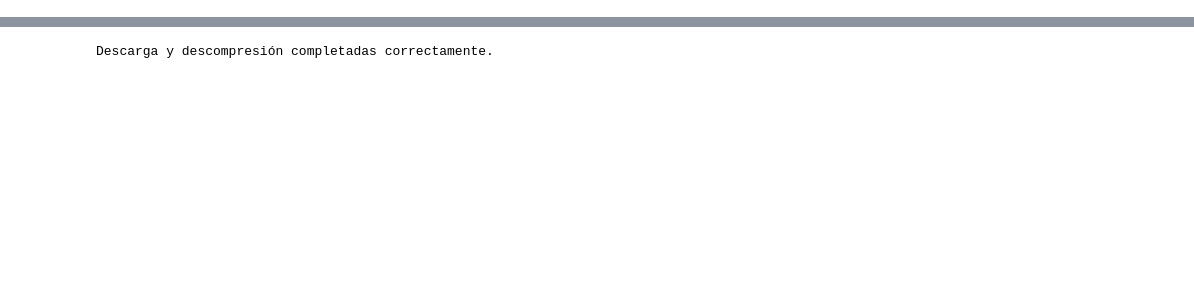
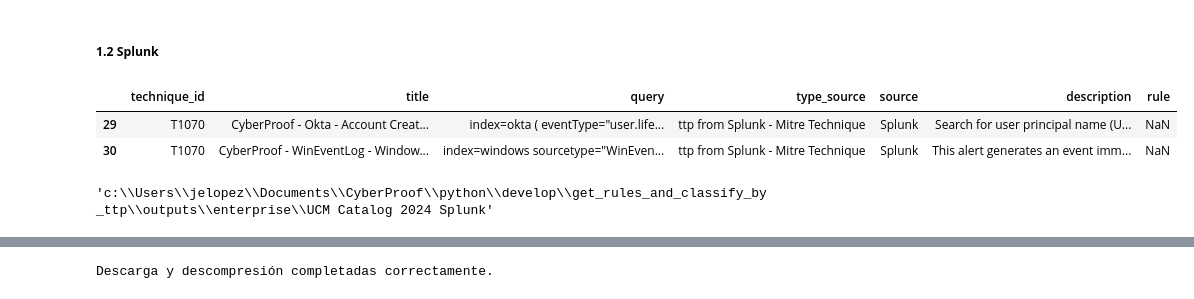
Before and after one commit to cyberauditor-framework/Mitre-Detections-Rules-Framework, a Jupyter notebook: get_rules_and_classify_by_ttp/get_rules_and_classify_by_ttp.ipynb, the cells around one changed output, grey strips where cells are left out. Cells and saved outputs as stored; diff of their text form; code cells hidden in the pictures; blank space fills up the shorter version.

```diff
--- a/get_rules_and_classify_by_ttp/get_rules_and_classify_by_ttp.ipynb
+++ b/get_rules_and_classify_by_ttp/get_rules_and_classify_by_ttp.ipynb
@@ -193,0 +659,16 @@ def count_duplicate_rules(paths):
+# %% [markdown]
+##### **1.2 Splunk**
+# %%
+# Filtramos el df original por las reglas pertenecientes a Splunk
+ucmcatalog2024_splunk_df = ucmcatalog2024_df[ucmcatalog2024_df['source']=='Splunk']
+ucmcatalog2024_splunk_df.head(2)
+# %% [output]
+|  | technique_id | title | query | type_source | source | description | rule |
+| 29 | T1070 | CyberProof - Okta - Account Creat... | index=okta ( eventType="user.life... | ttp from Splunk - Mitre Technique | Splunk | Search for user principal name (U... | NaN |
+| 30 | T1070 | CyberProof - WinEventLog - Window... | index=windows sourcetype="WinEven... | ttp from Splunk - Mitre Technique | Splunk | This alert generates an event imm... | NaN |
+# %%
+# Asignamos la carpeta principal de guardado
+path_save_UCMCatalog2024_Splunk = os.path.join(save_path, matrix, 'UCM Catalog 2024 Splunk')
+path_save_UCMCatalog2024_Splunk
+# %% [output]
+'c:\\Users\\jelopez\\Documents\\CyberProof\\python\\develop\\get_rules_and_classify_by_ttp\\outputs\\enterprise\\UCM Catalog 2024 Splunk'
```
Also changed, not shown: parts of 178 cells of this notebook.
